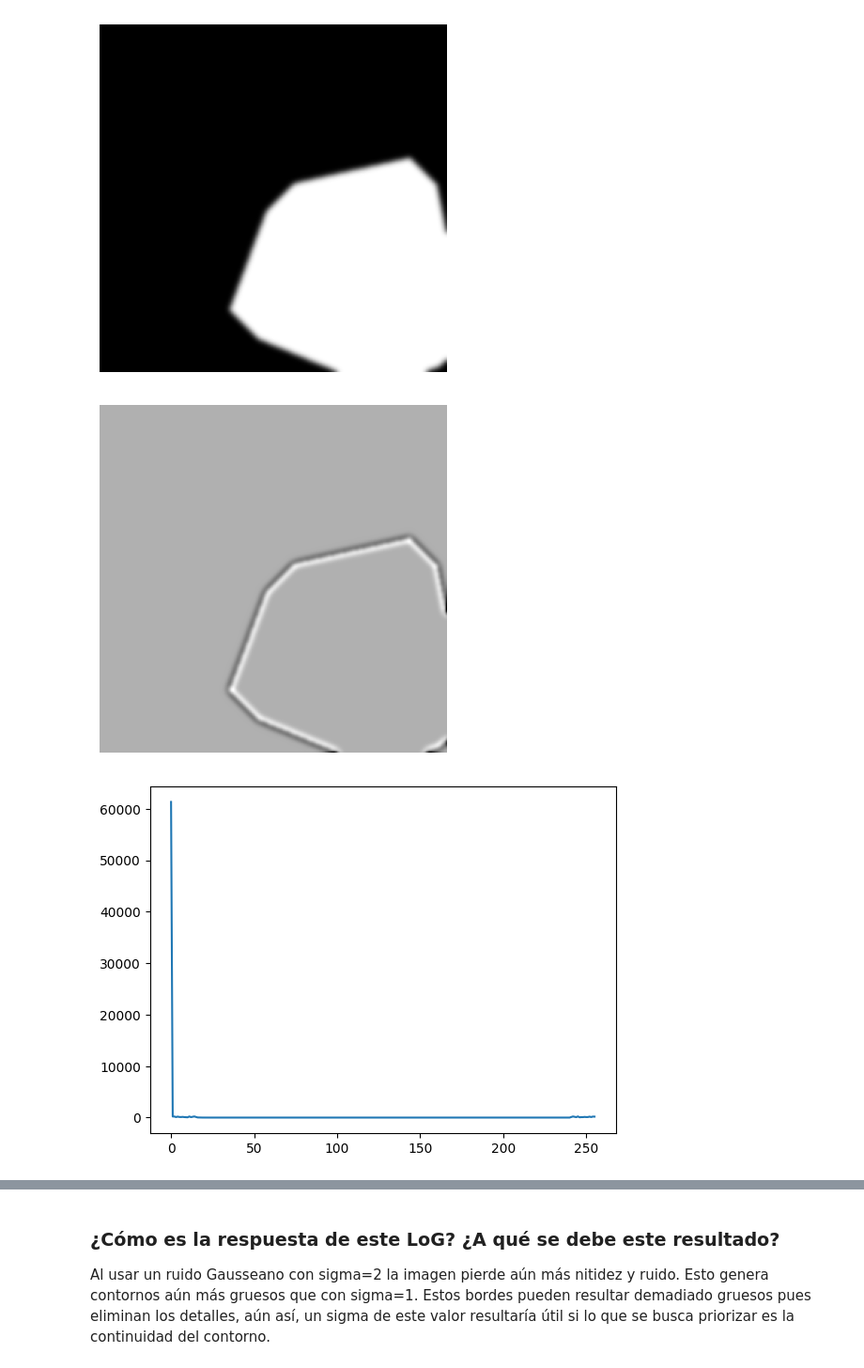
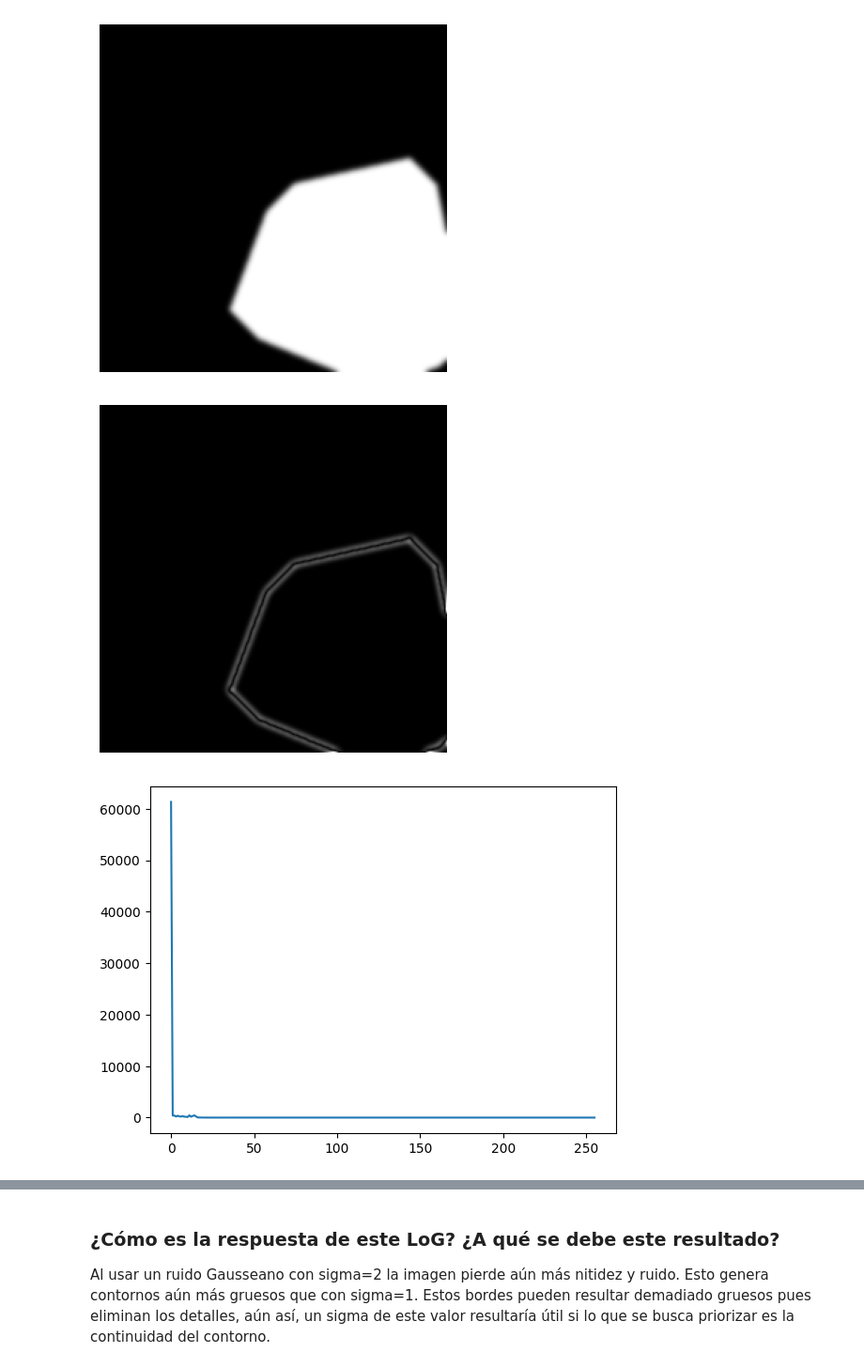
Before and after one commit to Imagenes-Vision/Taller4, a Jupyter notebook: laplaciano.ipynb, the cells around one changed output, grey strips where cells are left out. Shown at 94% size. Saved outputs shown, nothing was run; the diff lists cells and outputs as text; code cells hidden in the pictures.

```diff
--- a/laplaciano.ipynb
+++ b/laplaciano.ipynb
@@ -132,14 +135,15 @@ plt.axis('off')
 [figure]
 # %%
 img_l = laplace(img_s, ksize=3)
+img_l = np.absolute(img_l)
 plt.imshow(img_l,cmap='gray')
 plt.axis('off')
 plt.show()
 hist=cv2.calcHist([img_l.astype(np.uint8)],[0],None,[256],[0,256])
 plt.plot(hist)
 plt.show()
 # %% [output]
-[figure, old version]
+[figure, new version]
 [figure]
 # %%
 rescaled_img = exposure.rescale_intensity(img_l, in_range=(img_l.min(), img_l.max()), out_range=(0, 255))
```
Also changed, not shown: parts of 16 cells of this notebook, 3 other files.
